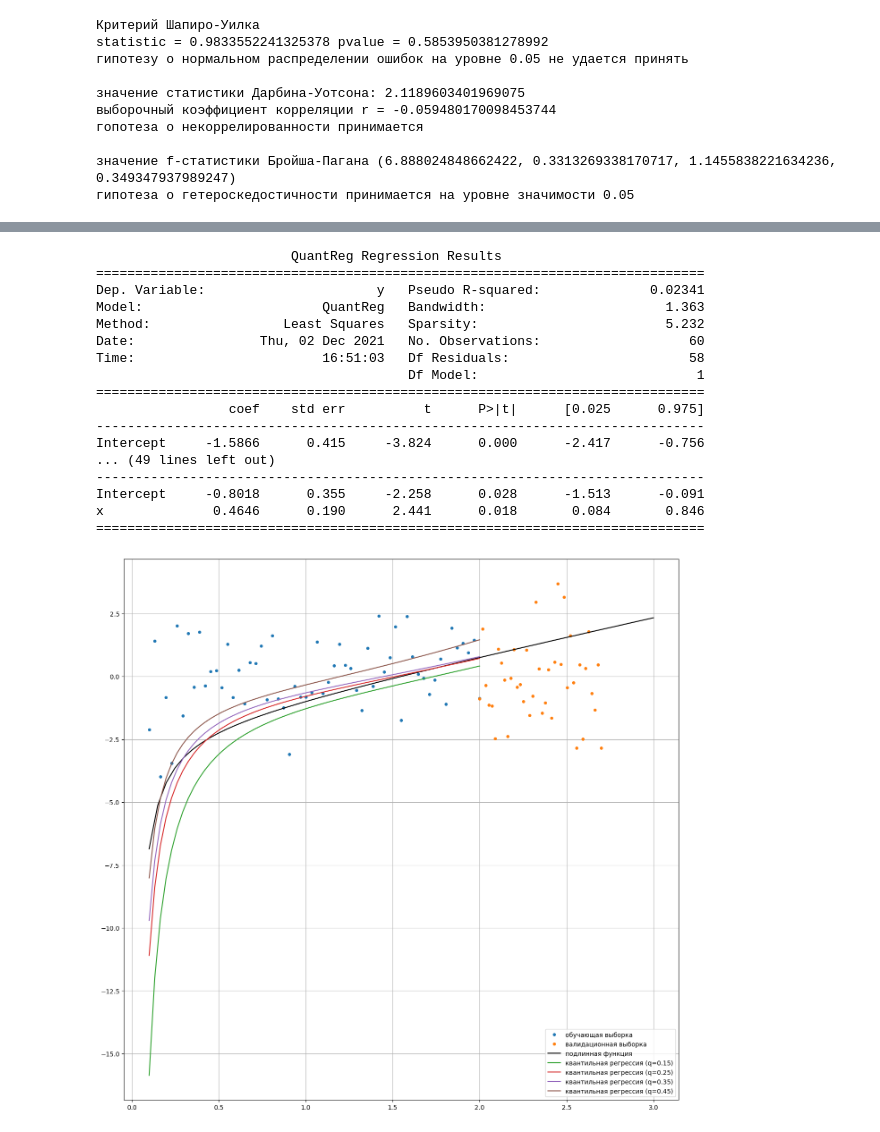
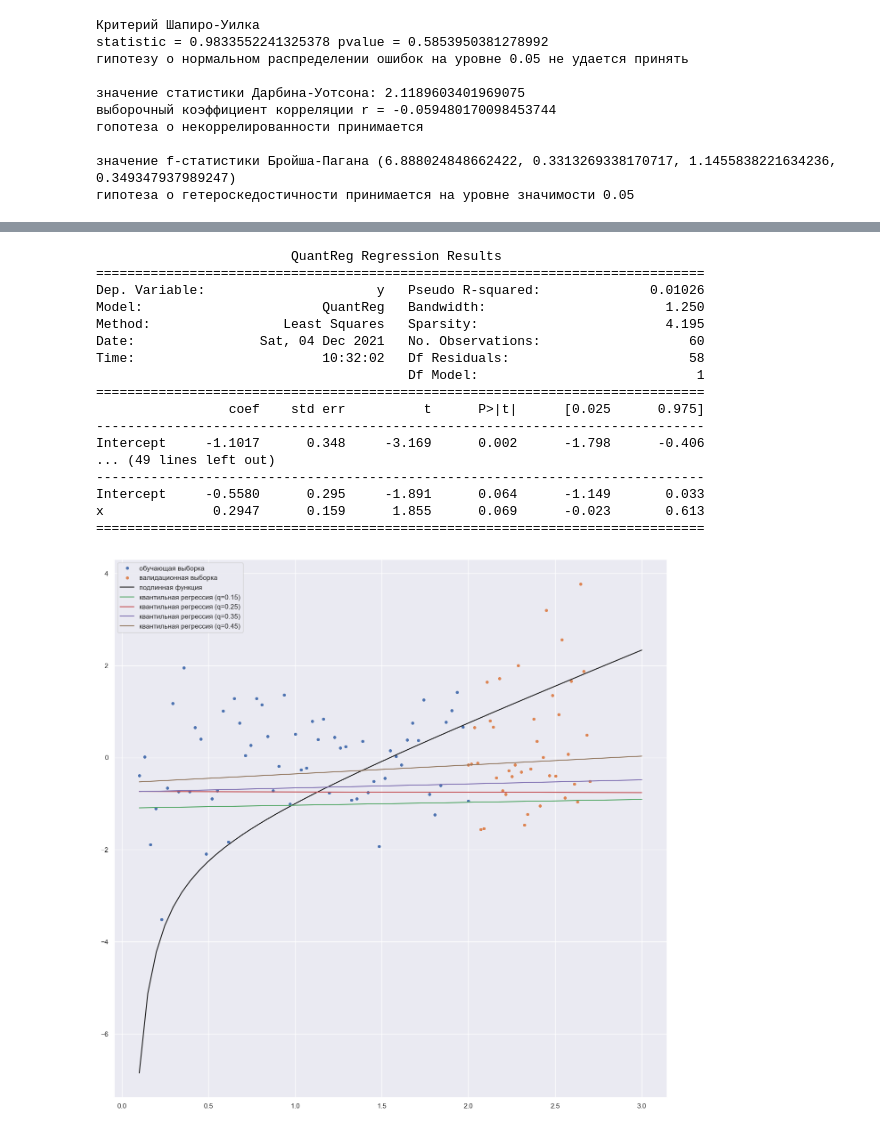
Before and after one commit to KorolevEgor/Econometrics, a Jupyter notebook: prog.ipynb, the cells around one changed output, grey strips where cells are left out. Saved outputs shown, nothing was run; the diff lists cells and outputs as text; code cells hidden in the pictures.

```diff
--- a/prog.ipynb
+++ b/prog.ipynb
@@ -877,36 +916,36 @@ X_test_quantile = df_quantile_test[['intercept', 'x_m1', 'x']]
 # %%
 quants = [0.15, 0.25, 0.35, 0.45]
 
 plt.figure(figsize=(16, 16), dpi=100)
-plt.grid()
+# plt.grid()
 plt.plot(h_data_quantile, y_data_quantile, 'o', label='обучающая выборка', markersize=4)
 plt.plot(h_data_test_quantile, y_data_test_quantile, 'o', label='валидационная выборка', markersize=4)
 plt.plot(h_law, y_law, 'k-', label='подлинная функция')
 
 for q in quants:
     quant_reg = smf.quantreg("y ~ x", df_quantile).fit(q=q)
     print(quant_reg.summary())
     print('\n\n')
-    plt.plot(h_data_quantile, np.dot(X_quantile[['intercept', 'x']], np.array(quant_reg.params)), label='квантильная регрессия (q=' + str(q) + ')')
+    plt.plot(h_law, np.dot(X_quantile[['intercept', 'x']], np.array(quant_reg.params)), label='квантильная регрессия (q=' + str(q) + ')')
 
 plt.legend()
 plt.show()
 # %% [output]
                          QuantReg Regression Results
 ==============================================================================
-Dep. Variable:                      y   Pseudo R-squared:              0.02341
-Model:                       QuantReg   Bandwidth:                       1.363
-Method:                 Least Squares   Sparsity:                        5.232
-Date:                Thu, 02 Dec 2021   No. Observations:                   60
-Time:                        16:51:03   Df Residuals:                       58
+Dep. Variable:                      y   Pseudo R-squared:              0.01026
+Model:                       QuantReg   Bandwidth:                       1.250
+Method:                 Least Squares   Sparsity:                        4.195
+Date:                Sat, 04 Dec 2021   No. Observations:                   60
+Time:                        10:32:02   Df Residuals:                       58
                                         Df Model:                            1
 ==============================================================================
                  coef    std err          t      P>|t|      [0.025      0.975]
 ------------------------------------------------------------------------------
-Intercept     -1.5866      0.415     -3.824      0.000      -2.417      -0.756
+Intercept     -1.1017      0.348     -3.169      0.002      -1.798      -0.406
 ... (49 lines left out)
 ------------------------------------------------------------------------------
-Intercept     -0.8018      0.355     -2.258      0.028      -1.513      -0.091
-x              0.4646      0.190      2.441      0.018       0.084       0.846
+Intercept     -0.5580      0.295     -1.891      0.064      -1.149       0.033
+x              0.2947      0.159      1.855      0.069      -0.023       0.613
 ==============================================================================
-[figure, old version]
+[figure, new version]
```
Also changed, not shown: parts of 24 cells of this notebook, 13 other files.
